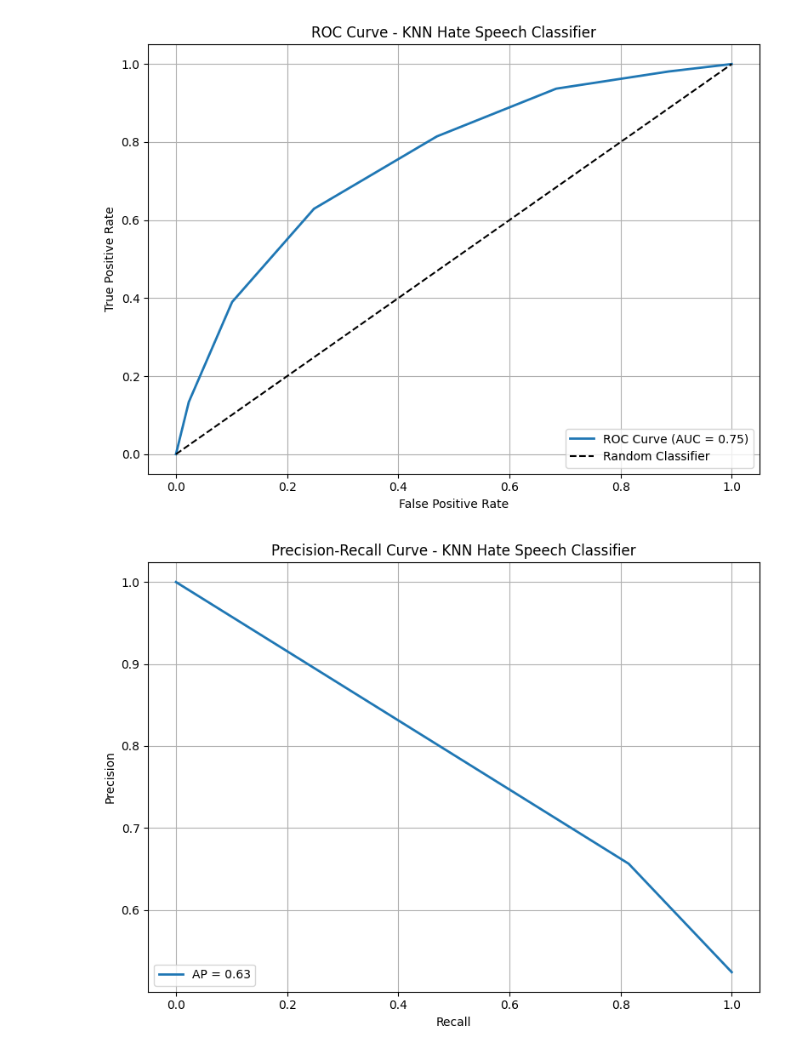
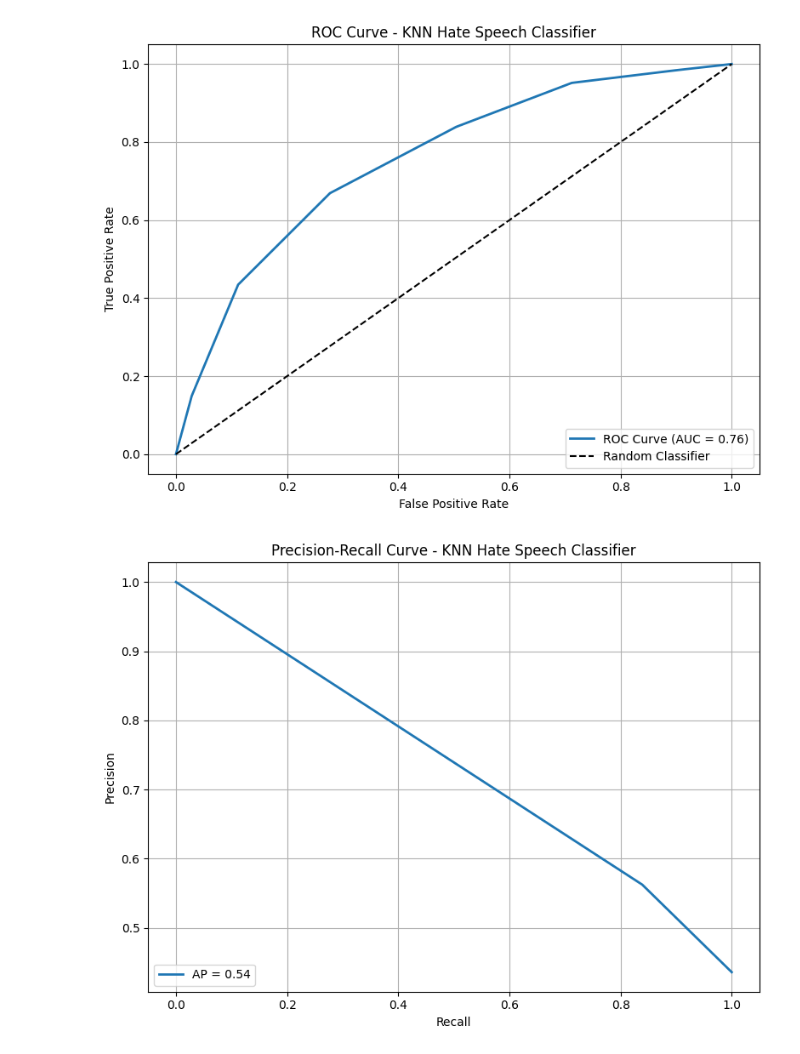
Before and after one commit to Vighnesh-Avadhanam/Hate-Speech-Classification, a Jupyter notebook: code/knn_model.ipynb, the cells around one changed output. Drawn from its saved outputs; the diff is of its cells as text; code cells hidden in the pictures.

```diff
--- a/code/knn_model.ipynb
+++ b/code/knn_model.ipynb
@@ -133,8 +133,13 @@ grid.fit(X_train, train_labels)
 print("Best Threshold:", grid.best_params_['threshold'])
 print("Best n_neighbors:", grid.best_params_['n_neighbors'])
 best_model = grid.best_estimator_
-preds = best_model.predict(X_test)
-print(classification_report(test_labels, preds))
+
+
+optimal_threshold = grid.best_params_['threshold']
+test_labels_bin = (np.array(test_labels) >= optimal_threshold).astype(int)
+probs = best_model.predict_proba(X_test)[:, 1]
+custom_preds = (probs >= optimal_threshold).astype(int)
+print(classification_report(test_labels_bin, custom_preds))
 # %% [output]
 Best Threshold: 0.4
 Best n_neighbors: 6
@@ -165,22 +170,22 @@ This Korean bitch is like a pig. That’s how the...
 These women aren't autistic, they are smart, au...
 She said is christian. Well I now I want to bur...
 # %%
-best_model.plot_roc_curve(X_test, test_labels)
+best_model.plot_roc_curve(X_test, test_labels_bin)
 # %% [output]
-[figure, old version]
+[figure, new version]
 # %%
-precision, recall, _ = precision_recall_curve(test_labels, preds)
-avg_precision = average_precision_score(test_labels, preds)
+precision, recall, _ = precision_recall_curve(test_labels_bin, custom_preds)
+avg_precision = average_precision_score(test_labels_bin, custom_preds)
 
 # Plot
 plt.figure(figsize=(8, 6))
 plt.plot(recall, precision, label=f'AP = {avg_precision:.2f}', linewidth=2)
 plt.xlabel('Recall')
 plt.ylabel('Precision')
 plt.title('Precision-Recall Curve - KNN Hate Speech Classifier')
 plt.grid(True)
 plt.legend(loc="lower left")
 plt.tight_layout()
 plt.show()
 # %% [output]
-[figure, old version]
+[figure, new version]
```
Also changed, not shown: parts of 2 cells of this notebook.
